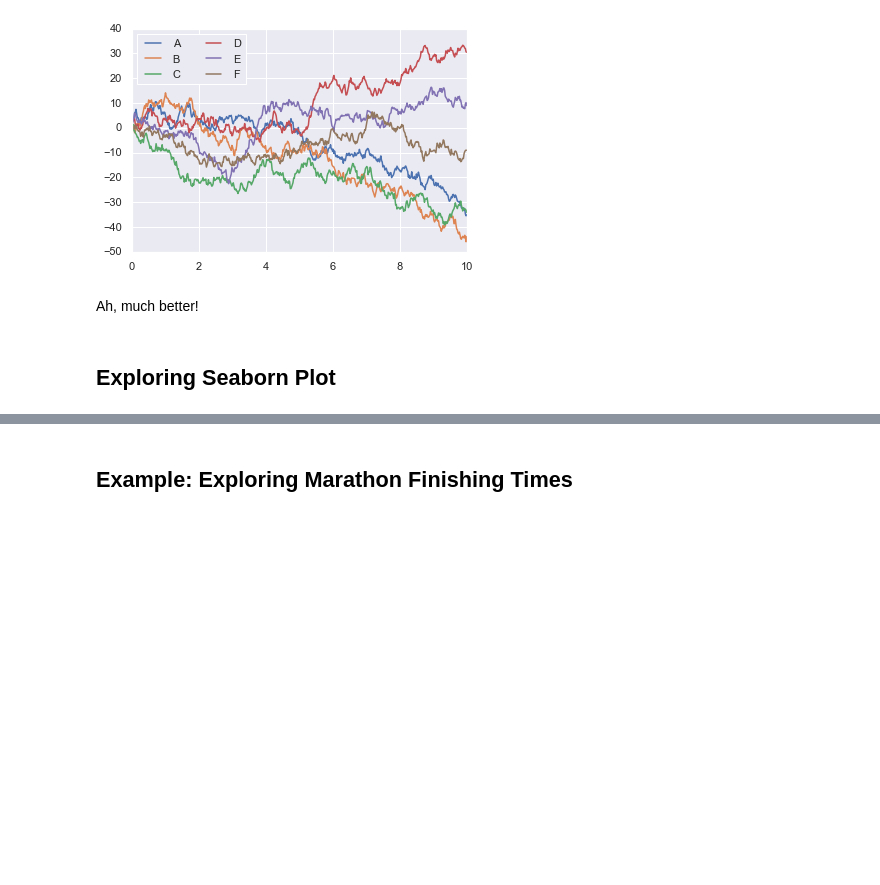
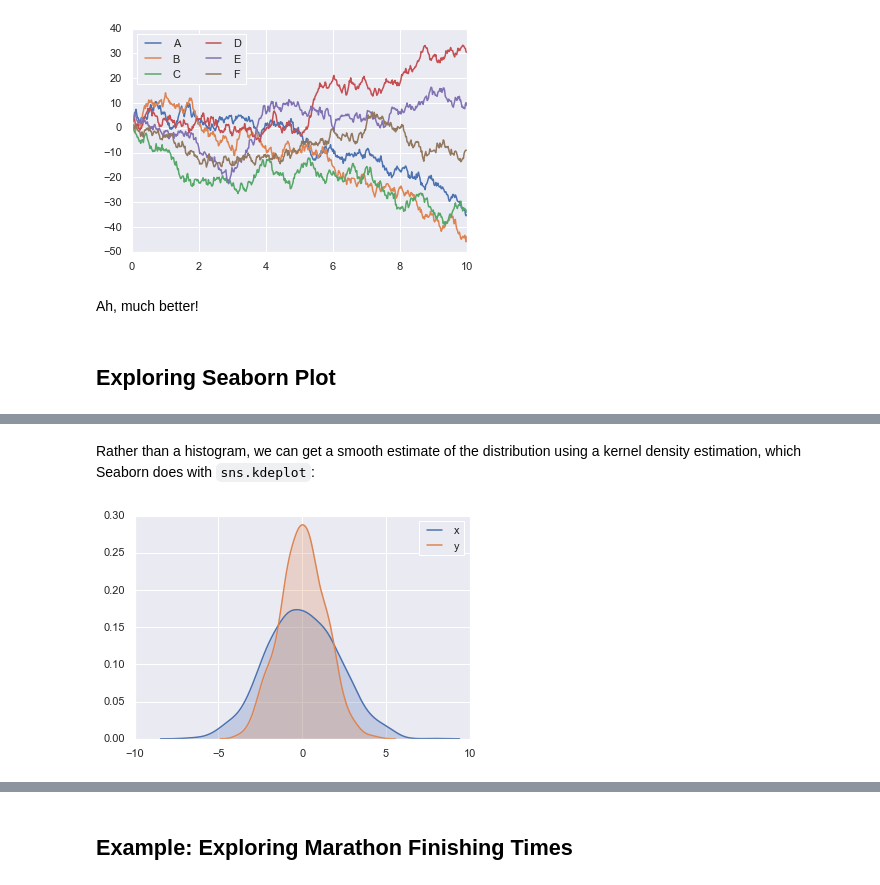
Before and after one commit to UlrikeBoehm/PythonDataScience, a Jupyter notebook: 04_Visualization_Matplotlib/16_Seaborn.ipynb, the cells around one changed output, grey strips where cells are left out. Drawn from its saved outputs; the diff is of its cells as text; code cells hidden in the pictures; blank space fills up the shorter version.

```diff
--- a/04_Visualization_Matplotlib/16_Seaborn.ipynb
+++ b/04_Visualization_Matplotlib/16_Seaborn.ipynb
@@ -48,0 +75,7 @@ Ah, much better!
+# %% [markdown]
+Rather than a histogram, we can get a smooth estimate of the distribution using a kernel density estimation, which Seaborn does with `sns.kdeplot`:
+# %%
+for col in 'xy':
+    sns.kdeplot(data[col],shade=True)
+# %% [output]
+[figure, added]
```
Also changed, not shown: parts of 19 cells of this notebook.
